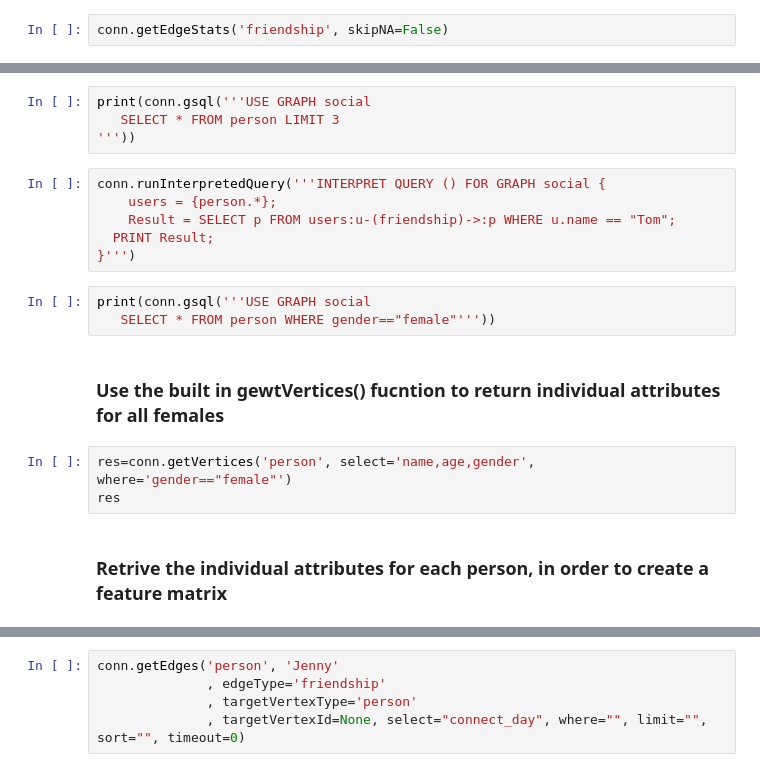
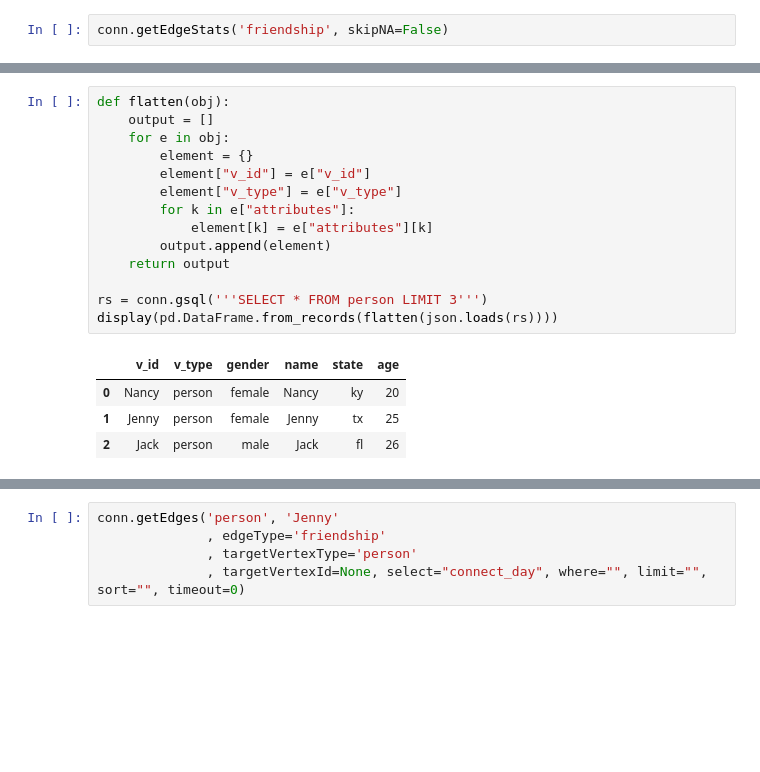
Before and after one commit to ainfanzon/TG-jupyter-101, a Jupyter notebook: tg_jupyter_101.ipynb, the cells around one changed output, grey strips where cells are left out. Saved outputs shown, nothing was run; the diff lists cells and outputs as text; blank space fills up the shorter version.

```diff
--- a/tg_jupyter_101.ipynb
+++ b/tg_jupyter_101.ipynb
@@ -173,20 +215,19 @@ display(Image.open("img/Explore_fig1.png"))
 # %%
-print(conn.gsql('''USE GRAPH social
-   SELECT * FROM person LIMIT 3
-'''))
+def flatten(obj):
+    output = []
+    for e in obj:
+        element = {}
+        element["v_id"] = e["v_id"]
+        element["v_type"] = e["v_type"]
+        for k in e["attributes"]:
+            element[k] = e["attributes"][k]
+        output.append(element)
+    return output
+
+rs = conn.gsql('''SELECT * FROM person LIMIT 3''')
+display(pd.DataFrame.from_records(flatten(json.loads(rs))))
+# %% [output]
+|  | v_id | v_type | gender | name | state | age |
+| 0 | Nancy | person | female | Nancy | ky | 20 |
+| 1 | Jenny | person | female | Jenny | tx | 25 |
+| 2 | Jack | person | male | Jack | fl | 26 |
-# %%
-conn.runInterpretedQuery('''INTERPRET QUERY () FOR GRAPH social {
-    users = {person.*};
-    Result = SELECT p FROM users:u-(friendship)->:p WHERE u.name == "Tom";
-  PRINT Result;
-}''')
-# %%
-print(conn.gsql('''USE GRAPH social
-   SELECT * FROM person WHERE gender=="female"'''))
-# %% [markdown]
-### Use the built in gewtVertices() fucntion to return individual attributes for all females
-# %%
-res=conn.getVertices('person', select='name,age,gender', where='gender=="female"')
-res
-# %% [markdown]
-### Retrive the individual attributes for each person, in order to create a feature matrix
```
Also changed, not shown: parts of 32 cells of this notebook, 2 other files.
